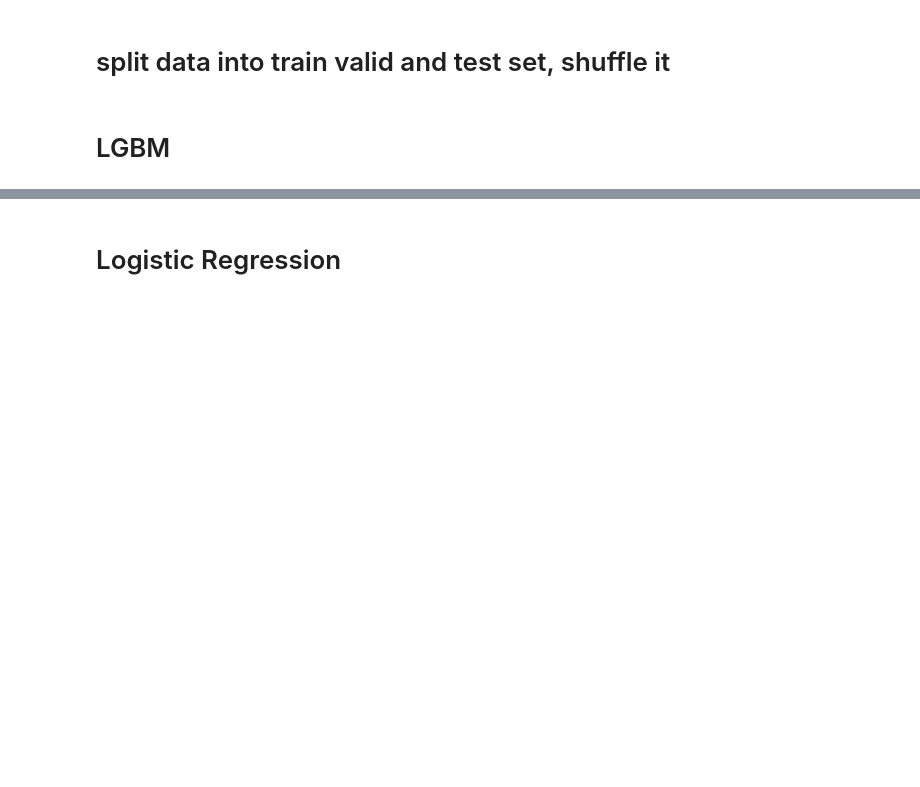
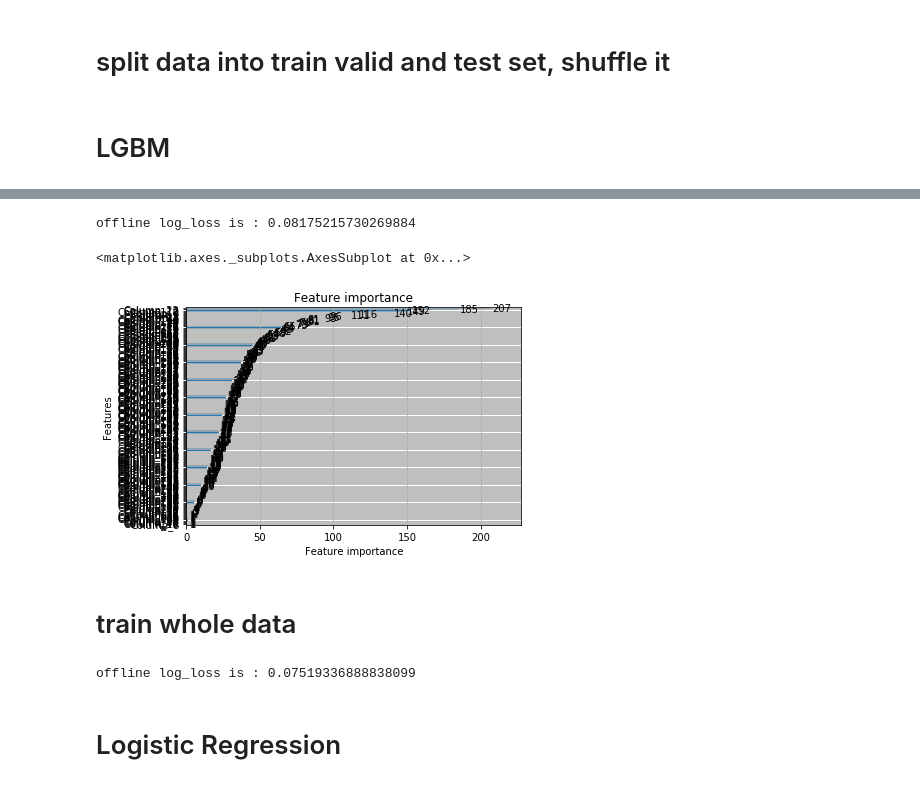
Before and after one commit to xigongdaEricyang/IJCAI-18-TianChi, a Jupyter notebook: final_preprocessing.ipynb, the cells around one changed output, grey strips where cells are left out. Drawn from its saved outputs; the diff is of its cells as text; code cells hidden in the pictures; blank space fills up the shorter version.

```diff
--- a/final_preprocessing.ipynb
+++ b/final_preprocessing.ipynb
@@ -180,2 +526,7 @@ for column in ['item_brand_id','item_city_id','user_gender_id']:
+# %%
+instance_id_df = final_df['instance_id']
+final_df_ = final_df.drop(['instance_id', 'item_category_list', 'item_property_list', 'context_timestamp', 'time', 'predict_properties', 'predict_categories', 'predict_category_property', 'item_property_list_array'], axis=1)
+# %%
+final_df_ = final_df_.drop([k for k, v in _dict.items() if v <10], axis=1)
 # %% [markdown]
 # split data into train valid and test set, shuffle it
@@ -188,3 +533,6 @@ train_Y, valid_Y  = raw_df[raw_df.day < 24]['is_trade'].as_matrix(), raw_df[raw_
+# %%
+train_X, valid_X, test_offline_X, test_X = final_df_[final_df.day < 23].as_matrix(), final_df_[final_df.day == 23].as_matrix(), final_df_[final_df.day == 24].as_matrix(), final_df_[final_df.day == 25].as_matrix()
+train_Y, valid_Y, test_offline_Y  = raw_df[raw_df.day < 23]['is_trade'].as_matrix(), raw_df[raw_df.day == 23]['is_trade'].as_matrix(), raw_df[raw_df.day == 24]['is_trade'].as_matrix()
 # %%
 train_X, train_Y = shuffle(train_X, train_Y, random_state=0)
 # %% [markdown]
@@ -221,0 +556,18 @@ train_X, train_Y = shuffle(train_X, train_Y, random_state=0)
+# %%
+gbm = lgb.LGBMClassifier(
+        objective='binary',
+        # metric='binary_error',
+        num_leaves=35,
+        depth=8,
+        learning_rate=0.05,
+        seed=2018,
+        colsample_bytree=0.8,
+        # min_child_samples=8,
+        subsample=0.9,
+        n_estimators=20000)
+gbm.fit(train_X, train_Y,
+#         feature_name = list(trainX.columns.values),
+        eval_set=[(valid_X, valid_Y)],
+        eval_metric='binary_logloss',
+        early_stopping_rounds=100
+       )
@@ -221,0 +604,11 @@ train_X, train_Y = shuffle(train_X, train_Y, random_state=0)
+# %%
+print('offline log_loss is : {}'.format(log_loss(test_offline_Y, gbm.predict_proba(test_offline_X)[:, 1])))
+# %% [output]
+offline log_loss is : 0.08175215730269884
+# %%
+lgb.plot_importance(gbm)
+# %% [output]
+<matplotlib.axes._subplots.AxesSubplot at 0x...>
+[figure, added]
+# %% [markdown]
+# train whole data
@@ -222 +620,17 @@ train_X, train_Y = shuffle(train_X, train_Y, random_state=0)
+# %%
+final_gbm = lgb.LGBMClassifier(
+        objective='binary',
+        # metric='binary_error',
+        num_leaves=35,
+        depth=8,
+        learning_rate=0.05,
+        seed=2018,
+        colsample_bytree=0.8,
+        # min_child_samples=8,
+        subsample=0.9,
+        n_estimators=best_iter)
+final_gbm.fit(train_X, train_Y)
+print('offline log_loss is : {}'.format(log_loss(valid_Y, final_gbm.predict_proba(valid_X)[:, 1])))
+# %% [output]
+offline log_loss is : 0.07519336888838099
 # %%
```
Also changed, not shown: parts of 58 cells of this notebook.
